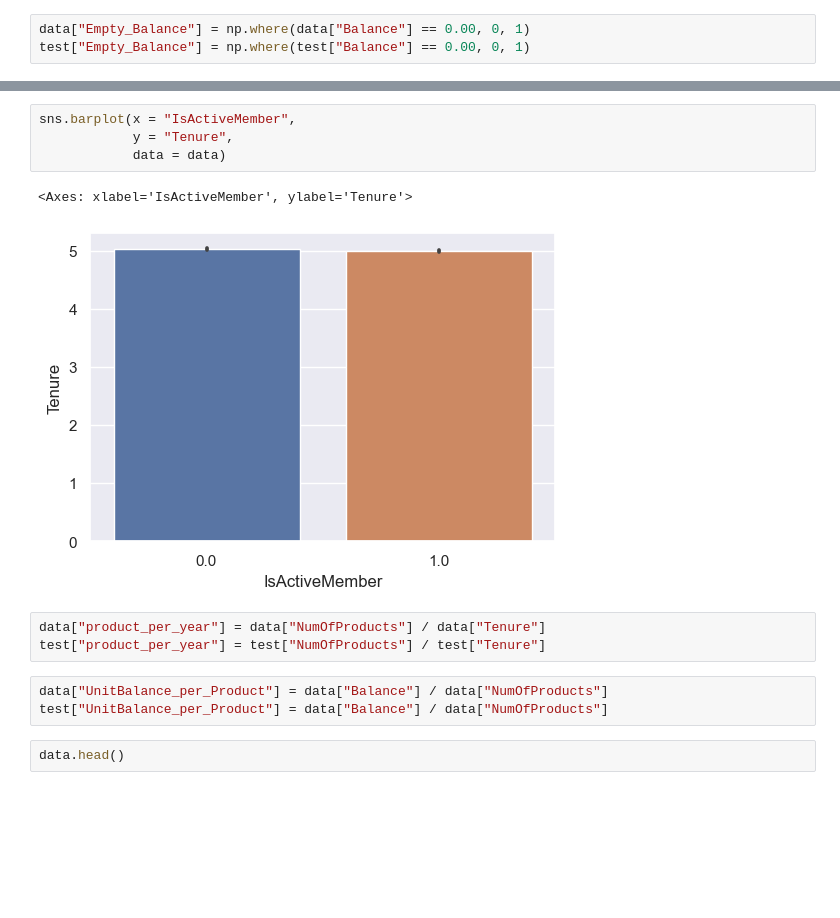
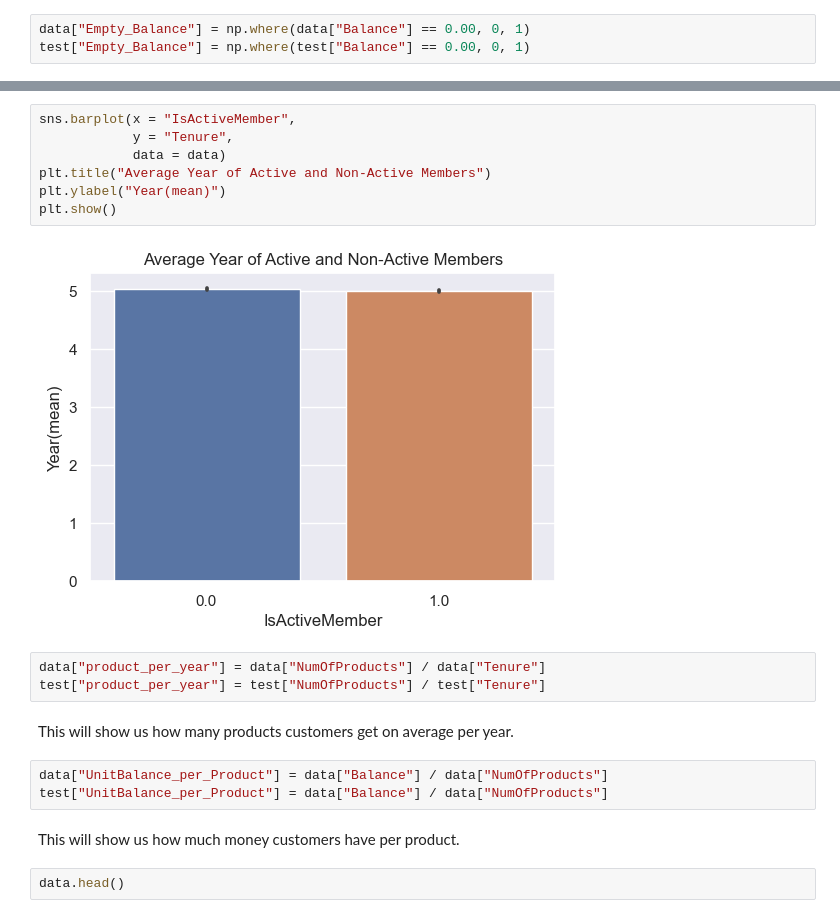
Before and after one commit to betuldemirdag/Ada_Lovelace_Akademi_Bitirme_Projesi, a Jupyter notebook: bank_churn.ipynb, the cells around one changed output, grey strips where cells are left out. Drawn from its saved outputs; the diff is of its cells as text; blank space fills up the shorter version.

```diff
--- a/bank_churn.ipynb
+++ b/bank_churn.ipynb
@@ -212,16 +227,22 @@ sns.barplot(x = "Exited",
 # %%
 sns.barplot(x = "IsActiveMember",
             y = "Tenure",
             data = data)
+plt.title("Average Year of Active and Non-Active Members")
+plt.ylabel("Year(mean)")
+plt.show()
 # %% [output]
-<Axes: xlabel='IsActiveMember', ylabel='Tenure'>
-[figure, old version]
+[figure, new version]
 # %%
 data["product_per_year"] = data["NumOfProducts"] / data["Tenure"]
 test["product_per_year"] = test["NumOfProducts"] / test["Tenure"]
+# %% [markdown]
+This will show us how many products customers get on average per year.
 # %%
 data["UnitBalance_per_Product"] = data["Balance"] / data["NumOfProducts"]
 test["UnitBalance_per_Product"] = data["Balance"] / data["NumOfProducts"]
+# %% [markdown]
+This will show us how much money customers have per product.
 # %%
 data.head()
 # %% [output]
```
Also changed, not shown: parts of 24 cells of this notebook, 3 other files.
